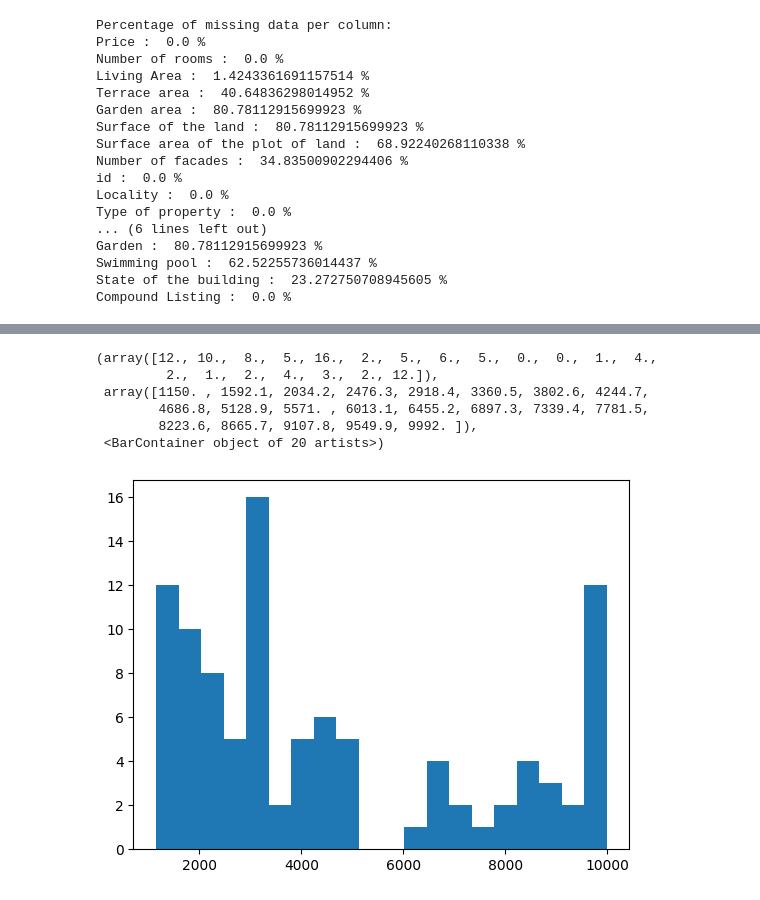
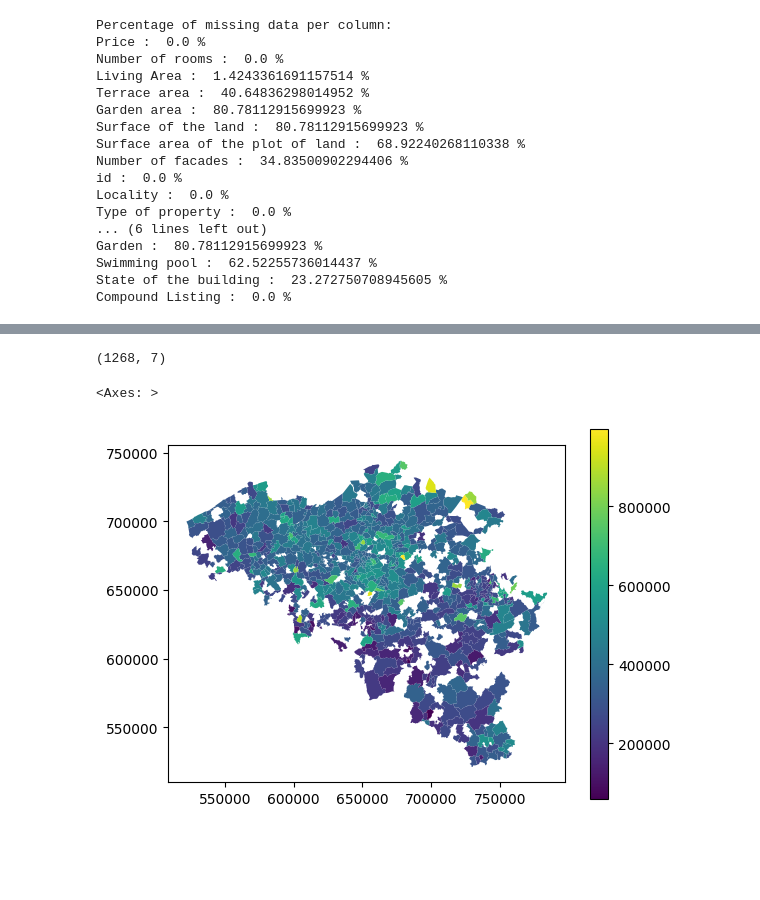
Before and after one commit to kvnpotter/ImmoData-EDA, a Jupyter notebook: analysis_maxim.ipynb, the cells around one changed output, grey strips where cells are left out. Cells and saved outputs as stored; diff of their text form; code cells hidden in the pictures; blank space fills up the shorter version.

```diff
--- a/analysis_maxim.ipynb
+++ b/analysis_maxim.ipynb
@@ -218,12 +174,16 @@ IndexError: list index out of range
-# %%
-price_averages_top100 = df.groupby('Locality')['Price'].mean().sort_values(ascending=False)[:100].index
-fig, ax = plt.subplots()
-ax.hist(price_averages_top100, bins=20)
-# %% [output]
-(array([12., 10.,  8.,  5., 16.,  2.,  5.,  6.,  5.,  0.,  0.,  1.,  4.,
-         2.,  1.,  2.,  4.,  3.,  2., 12.]),
- array([1150. , 1592.1, 2034.2, 2476.3, 2918.4, 3360.5, 3802.6, 4244.7,
-        4686.8, 5128.9, 5571. , 6013.1, 6455.2, 6897.3, 7339.4, 7781.5,
-        8223.6, 8665.7, 9107.8, 9549.9, 9992. ]),
- <BarContainer object of 20 artists>)
-[figure, removed]
+# %%
+import geopandas as gpd
+localities = gpd.read_file('./Data/geodata/3812/postaldistricts.shp')
+localities.rename(columns={'nouveau_PO': 'Locality'}, inplace=True)
+localities['Locality'] = localities['Locality'].astype('int64')
+localities.shape
+# %% [output]
+(1268, 7)
+# %%
+avg_locality_price = df.groupby('Locality')['Price'].mean()
+avg_locality_price_df = pd.DataFrame({'Locality': avg_locality_price.index, 'AveragePrice': avg_locality_price.values})
+avg_prices_belgium = localities.merge(avg_locality_price_df, on='Locality', how='left')
+avg_prices_belgium.plot('AveragePrice', legend=True)
+# %% [output]
+<Axes: >
+[figure, added]
```
Also changed, not shown: parts of 13 cells of this notebook.
